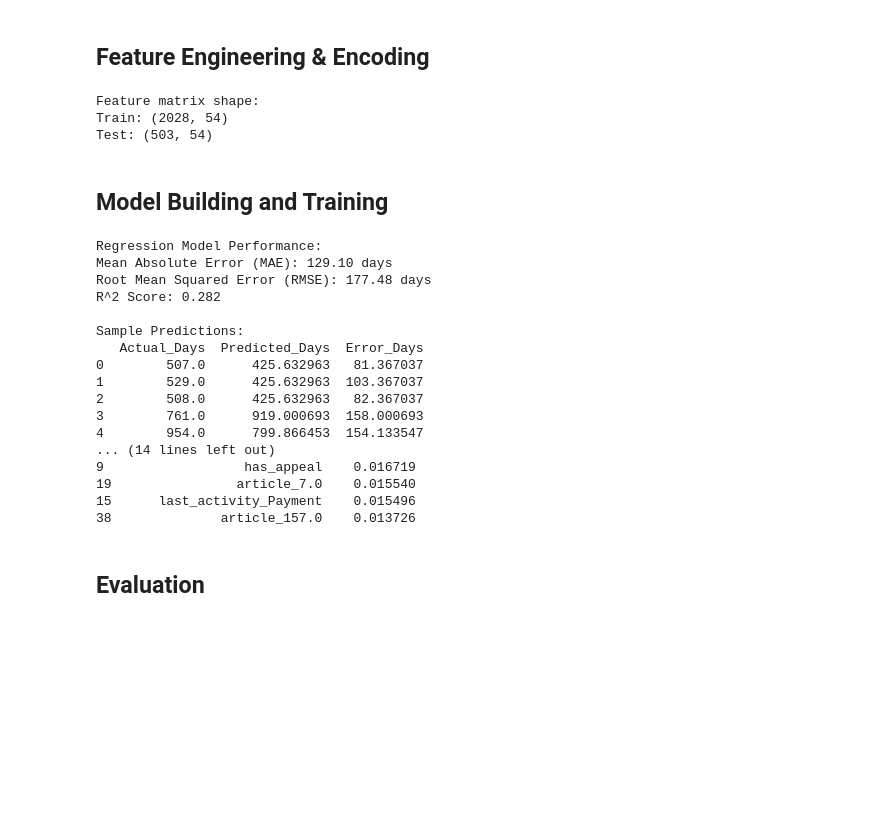
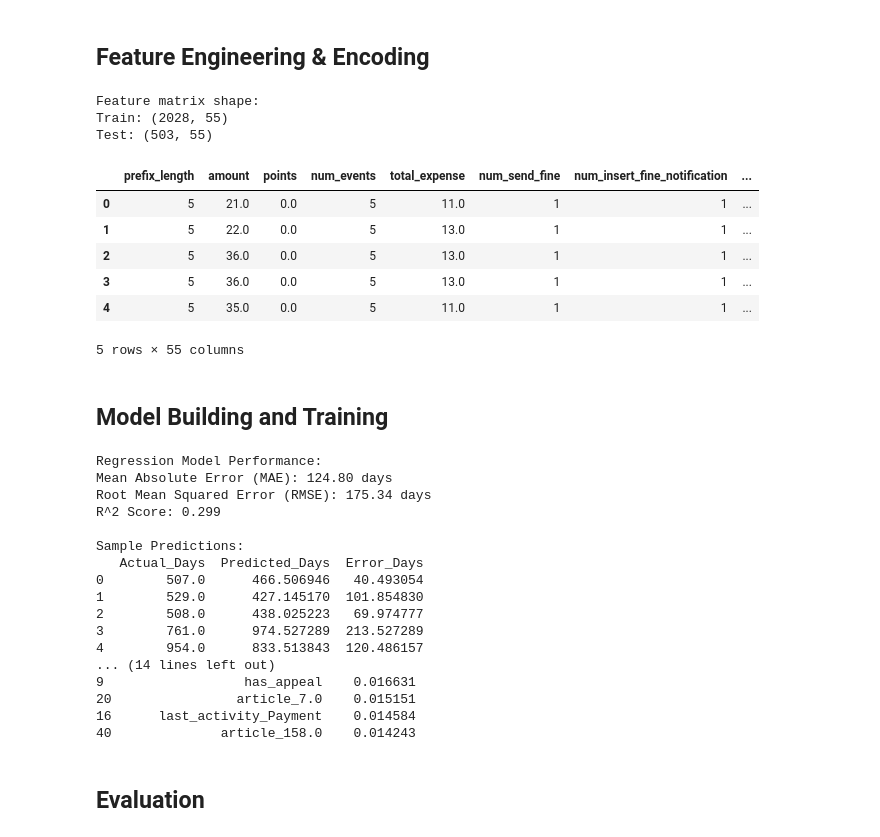
Before and after one commit to samuellukaswidmer/Bachelors-Thesis, a Jupyter notebook: predictive_monitoring.ipynb, the cells around one changed output. Drawn from its saved outputs; the diff is of its cells as text; code cells hidden in the pictures; blank space fills up the shorter version.

Commit message:
add time-related feature to improve performance

```diff
--- a/predictive_monitoring.ipynb
+++ b/predictive_monitoring.ipynb
@@ -65,6 +65,9 @@ Goal:
 - Derive labeled prefixes for each trace in the log.
 We want to make predictions on incomplete cases. Therefore, we need to learn from correlations between incomplete traces and our prediction target.
 # %%
+from sys import prefix
+# Try to use time to select prefixes!
+
 def extract_prefixes_for_regression(log, prefix_length):
     """
     Extract prefixes and calculate time until 'Send for Credit Collection'
@@ -102,6 +105,7 @@ def extract_prefixes_for_regression(log, prefix_length):
         # Calculate target: time from end of prefix to credit collection (in days)
         time_to_credit_collection = (credit_collection_time - prefix_end_time).total_seconds() / (24 * 3600)
 
+        # Add Features for absolute Time
         # Create feature row for this prefix
         features = {}
         features['case_id'] = case_id
@@ -132,6 +136,12 @@ def extract_prefixes_for_regression(log, prefix_length):
         # Resource diversity
         features['num_unique_resources'] = prefix['org:resource'].nunique()
 
+        # Time-based features
+        if 'Send Fine' in prefix[activity_col].values and 'Add penalty' in prefix[activity_col].values:
+            fine_time = prefix[prefix[activity_col] == 'Send Fine'].iloc[0][timestamp_col]
+            penalty_time = prefix[prefix[activity_col] == 'Add penalty'].iloc[0][timestamp_col]
+            features['fine_to_penalty_delay'] = (penalty_time - fine_time).total_seconds() / (24 * 3600)
+
         # regression target
         features['time_to_credit_collection_days'] = time_to_credit_collection
 
@@ -182,31 +193,39 @@ Name: time_to_credit_collection_days, dtype: float64
 # %%
 # Separate features and target
 feature_cols = [col for col in train_data.columns
                 if col not in ['case_id', 'time_to_credit_collection_days']]
 categorical_cols = ['last_activity', 'last_resource', 'article', 'vehicleClass']
 
 X_train = train_data[feature_cols]
 y_train = train_data['time_to_credit_collection_days']
 
 X_test = test_data[feature_cols]
 y_test = test_data['time_to_credit_collection_days']
 
-# One-hot encode categorical variables
+# One-hot encode categorical variables --> Necessary for RandomForest??
 X_train_encoded = pd.get_dummies(X_train, columns=categorical_cols)
 X_test_encoded = pd.get_dummies(X_test, columns=categorical_cols)
 
 # Align columns
 X_train_encoded, X_test_encoded = X_train_encoded.align(
     X_test_encoded, join='left', axis=1, fill_value=0
 )
 
 print(f"\nFeature matrix shape:")
 print(f"Train: {X_train_encoded.shape}")
 print(f"Test: {X_test_encoded.shape}")
+display(X_train_encoded.head())
 # %% [output]
 Feature matrix shape:
-Train: (2028, 54)
-Test: (503, 54)
+Train: (2028, 55)
+Test: (503, 55)
+|  | prefix_length | amount | points | num_events | total_expense | num_send_fine | num_insert_fine_notification | ... |
+| 0 | 5 | 21.0 | 0.0 | 5 | 11.0 | 1 | 1 | ... |
+| 1 | 5 | 22.0 | 0.0 | 5 | 13.0 | 1 | 1 | ... |
+| 2 | 5 | 36.0 | 0.0 | 5 | 13.0 | 1 | 1 | ... |
+| 3 | 5 | 36.0 | 0.0 | 5 | 13.0 | 1 | 1 | ... |
+| 4 | 5 | 35.0 | 0.0 | 5 | 11.0 | 1 | 1 | ... |
+5 rows × 55 columns
 # %% [markdown]
 ## Model Building and Training
 # %%
@@ -246,22 +265,22 @@ print("\nTop 10 Most Important Features:")
 print(feature_importance.head(10))
 # %% [output]
 Regression Model Performance:
-Mean Absolute Error (MAE): 129.10 days
-Root Mean Squared Error (RMSE): 177.48 days
-R^2 Score: 0.282
+Mean Absolute Error (MAE): 124.80 days
+Root Mean Squared Error (RMSE): 175.34 days
+R^2 Score: 0.299
 
 Sample Predictions:
    Actual_Days  Predicted_Days  Error_Days
-0        507.0      425.632963   81.367037
-1        529.0      425.632963  103.367037
-2        508.0      425.632963   82.367037
-3        761.0      919.000693  158.000693
-4        954.0      799.866453  154.133547
+0        507.0      466.506946   40.493054
+1        529.0      427.145170  101.854830
+2        508.0      438.025223   69.974777
+3        761.0      974.527289  213.527289
+4        954.0      833.513843  120.486157
 ... (14 lines left out)
-9                  has_appeal    0.016719
-19                article_7.0    0.015540
-15      last_activity_Payment    0.015496
-38              article_157.0    0.013726
+9                  has_appeal    0.016631
+20                article_7.0    0.015151
+16      last_activity_Payment    0.014584
+40              article_158.0    0.014243
 # %% [markdown]
 ## Evaluation
 # %%
```
Also changed, not shown: parts of 2 cells of this notebook.
